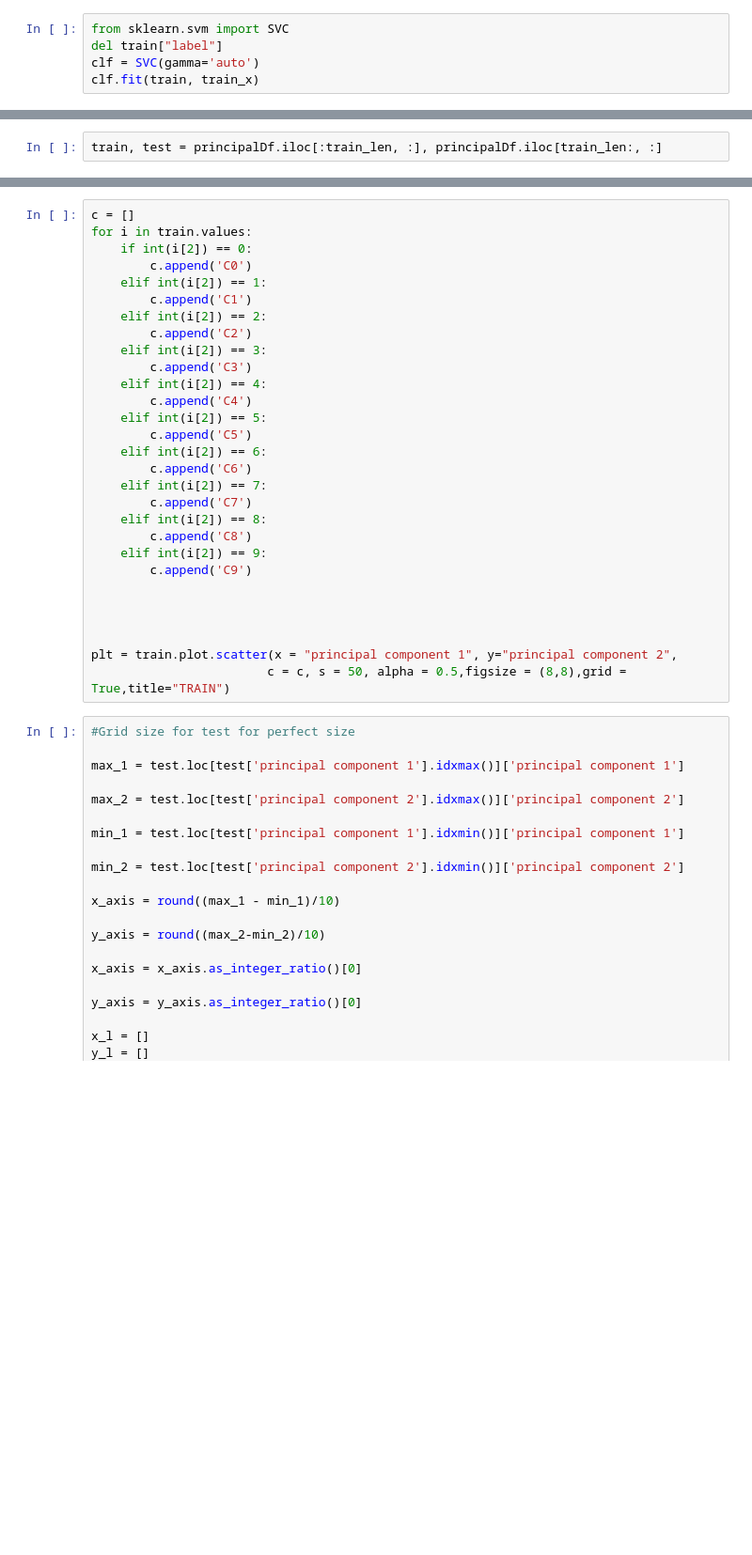
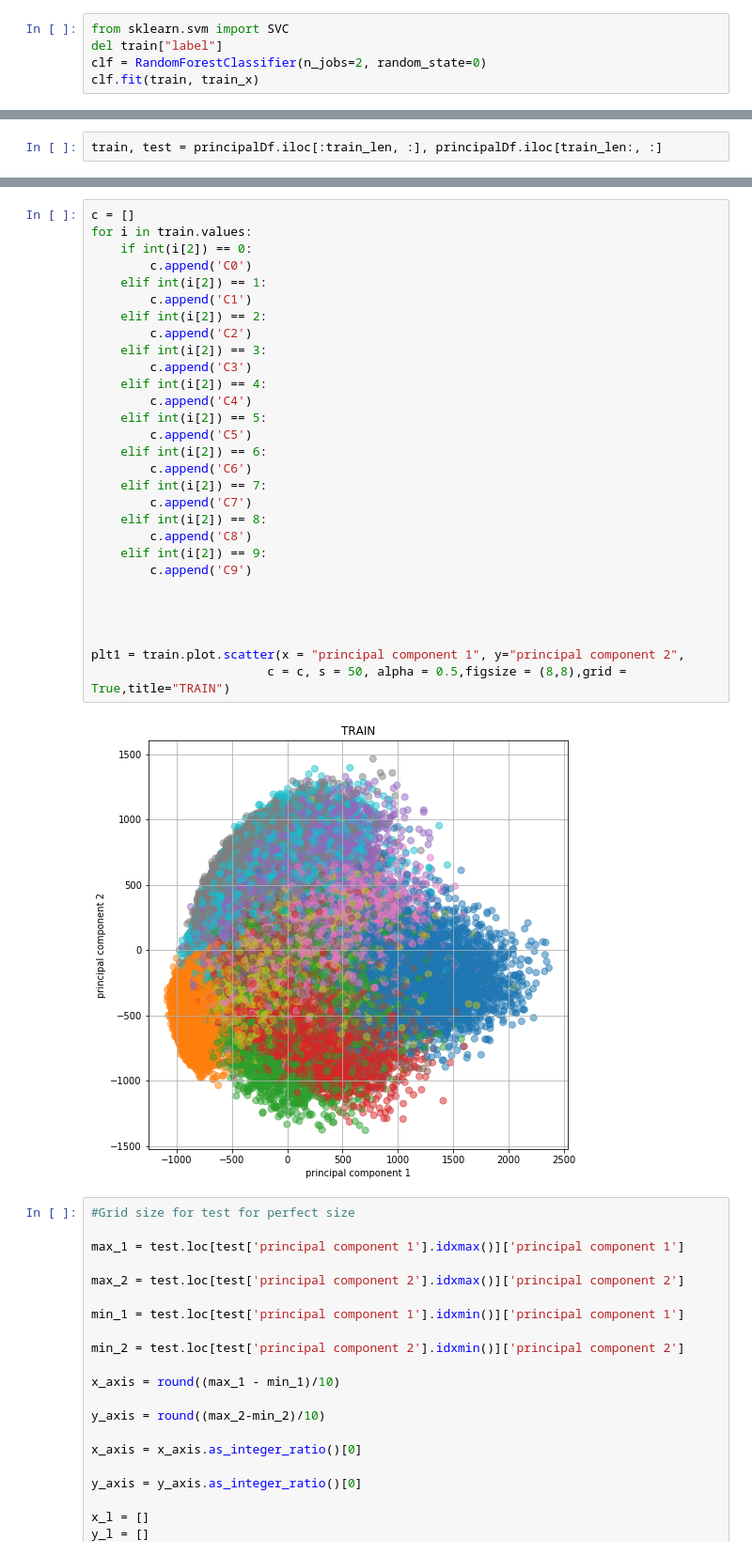
Before and after one commit to apoorva-sh/zodiac-experiments, a Jupyter notebook: MNIST_experiments.ipynb, the cells around one changed output, grey strips where cells are left out. Shown at 94% size. Saved outputs shown, nothing was run; the diff lists cells and outputs as text; blank space fills up the shorter version.

Commit message:
changing MNIST experiment to random forest

```diff
--- a/MNIST_experiments.ipynb
+++ b/MNIST_experiments.ipynb
@@ -21,5 +22,5 @@ test_x = test['label']
 # %%
 from sklearn.svm import SVC
 del train["label"]
-clf = SVC(gamma='auto')
+clf = RandomForestClassifier(n_jobs=2, random_state=0)
 clf.fit(train, train_x)
@@ -52,32 +94,34 @@ test['pred'] = a
 # %%
 c = []
 for i in train.values:
     if int(i[2]) == 0:
         c.append('C0')
     elif int(i[2]) == 1:
         c.append('C1')
     elif int(i[2]) == 2:
         c.append('C2')
     elif int(i[2]) == 3:
         c.append('C3')
     elif int(i[2]) == 4:
         c.append('C4')
     elif int(i[2]) == 5:
         c.append('C5')
     elif int(i[2]) == 6:
         c.append('C6')
     elif int(i[2]) == 7:
         c.append('C7')
     elif int(i[2]) == 8:
         c.append('C8')
     elif int(i[2]) == 9:
         c.append('C9')
 
 
 
 
-plt = train.plot.scatter(x = "principal component 1", y="principal component 2",
+plt1 = train.plot.scatter(x = "principal component 1", y="principal component 2",
                         c = c, s = 50, alpha = 0.5,figsize = (8,8),grid = True,title="TRAIN")
+# %% [output]
+[figure, added]
 # %%
 #Grid size for test for perfect size
 
```
Also changed, not shown: parts of 15 cells of this notebook, 1 other file.
